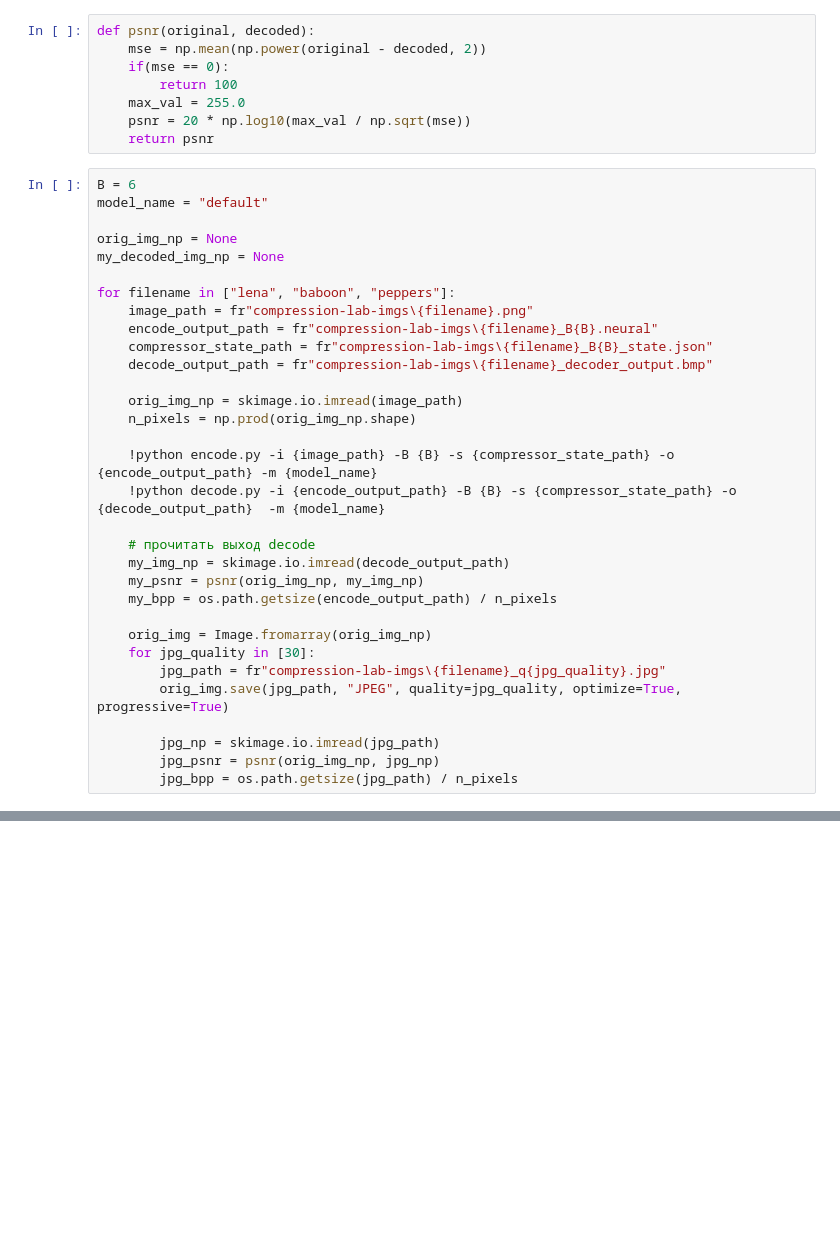
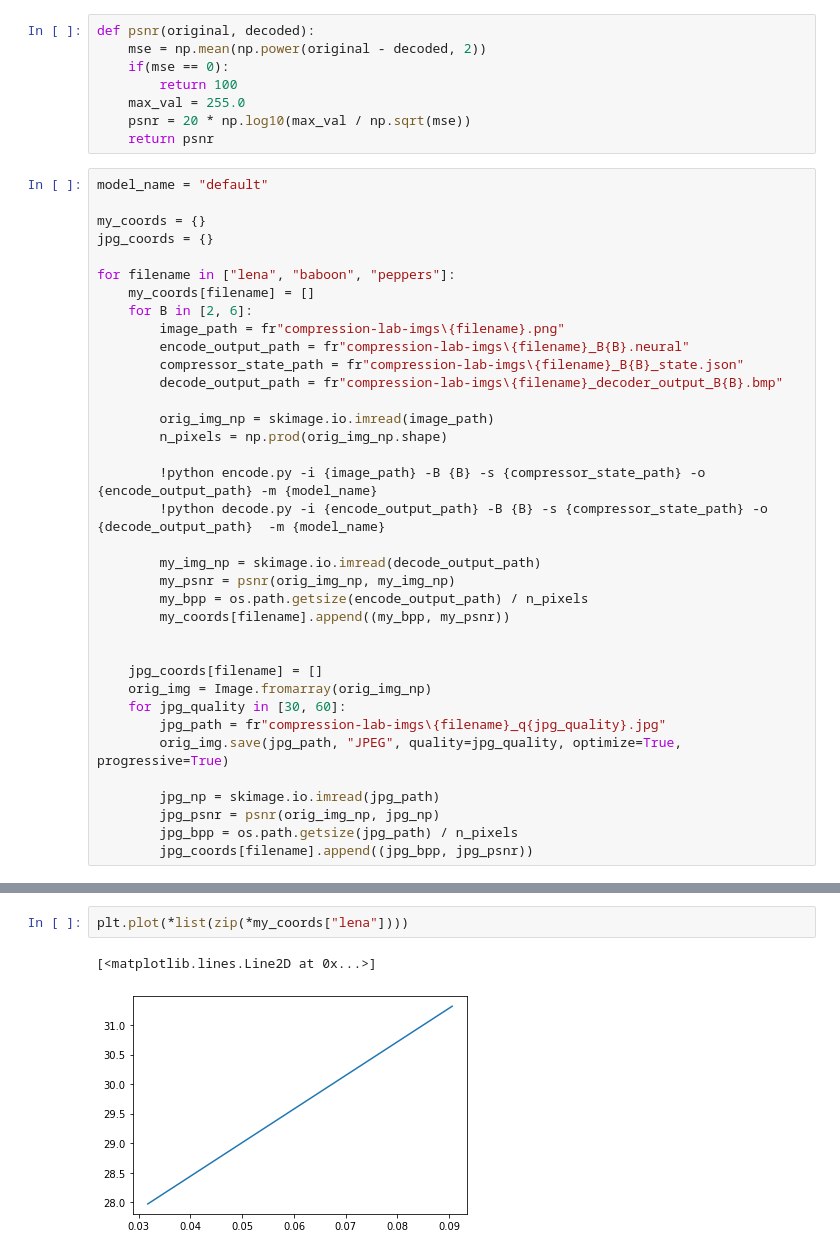
Before and after one commit to proshian/image-compression-neural-autoencoder, a Jupyter notebook: encode_decode.ipynb, the cells around one changed output, grey strips where cells are left out. Cells and saved outputs as stored; diff of their text form; blank space fills up the shorter version.

```diff
--- a/encode_decode.ipynb
+++ b/encode_decode.ipynb
@@ -13,34 +14,38 @@ def psnr(original, decoded):
     psnr = 20 * np.log10(max_val / np.sqrt(mse))
     return psnr
 # %%
-B = 6
 model_name = "default"
 
-orig_img_np = None
-my_decoded_img_np = None
+my_coords = {}
+jpg_coords = {}
 
 for filename in ["lena", "baboon", "peppers"]:
-    image_path = fr"compression-lab-imgs\{filename}.png"
-    encode_output_path = fr"compression-lab-imgs\{filename}_B{B}.neural"
-    compressor_state_path = fr"compression-lab-imgs\{filename}_B{B}_state.json"
-    decode_output_path = fr"compression-lab-imgs\{filename}_decoder_output.bmp"
+    my_coords[filename] = []
+    for B in [2, 6]:
+        image_path = fr"compression-lab-imgs\{filename}.png"
+        encode_output_path = fr"compression-lab-imgs\{filename}_B{B}.neural"
+        compressor_state_path = fr"compression-lab-imgs\{filename}_B{B}_state.json"
+        decode_output_path = fr"compression-lab-imgs\{filename}_decoder_output_B{B}.bmp"
 
-    orig_img_np = skimage.io.imread(image_path)
-    n_pixels = np.prod(orig_img_np.shape)
+        orig_img_np = skimage.io.imread(image_path)
+        n_pixels = np.prod(orig_img_np.shape)
 
-    !python encode.py -i {image_path} -B {B} -s {compressor_state_path} -o {encode_output_path} -m {model_name}
-    !python decode.py -i {encode_output_path} -B {B} -s {compressor_state_path} -o {decode_output_path}  -m {model_name}
+        !python encode.py -i {image_path} -B {B} -s {compressor_state_path} -o {encode_output_path} -m {model_name}
+        !python decode.py -i {encode_output_path} -B {B} -s {compressor_state_path} -o {decode_output_path}  -m {model_name}
 
-    # прочитать выход decode
-    my_img_np = skimage.io.imread(decode_output_path)
-    my_psnr = psnr(orig_img_np, my_img_np)
-    my_bpp = os.path.getsize(encode_output_path) / n_pixels
+        my_img_np = skimage.io.imread(decode_output_path)
+        my_psnr = psnr(orig_img_np, my_img_np)
+        my_bpp = os.path.getsize(encode_output_path) / n_pixels
+        my_coords[filename].append((my_bpp, my_psnr))
 
+
+    jpg_coords[filename] = []
     orig_img = Image.fromarray(orig_img_np)
-    for jpg_quality in [30]:
+    for jpg_quality in [30, 60]:
         jpg_path = fr"compression-lab-imgs\{filename}_q{jpg_quality}.jpg"
         orig_img.save(jpg_path, "JPEG", quality=jpg_quality, optimize=True, progressive=True)
 
         jpg_np = skimage.io.imread(jpg_path)
         jpg_psnr = psnr(orig_img_np, jpg_np)
         jpg_bpp = os.path.getsize(jpg_path) / n_pixels
+        jpg_coords[filename].append((jpg_bpp, jpg_psnr))
@@ -46,0 +70,5 @@ for filename in ["lena", "baboon", "peppers"]:
+# %%
+plt.plot(*list(zip(*my_coords["lena"])))
+# %% [output]
+[<matplotlib.lines.Line2D at 0x...>]
+[figure, added]
```
Also changed, not shown: parts of 5 cells of this notebook, 2 other files.
